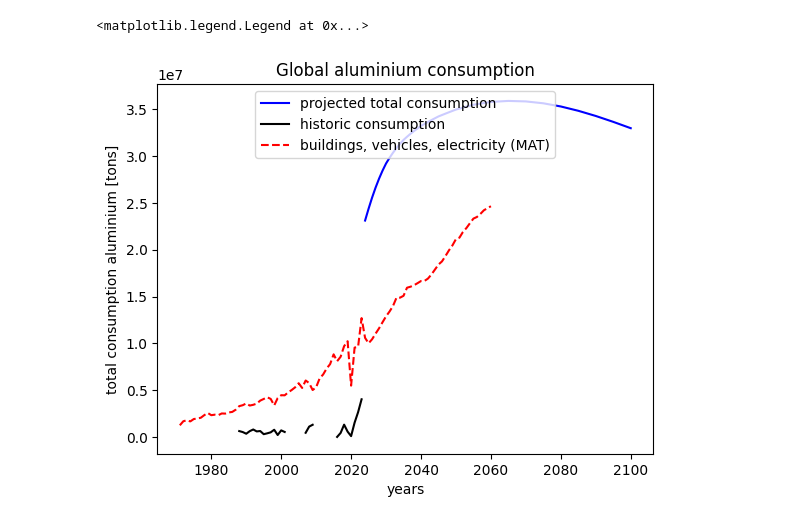
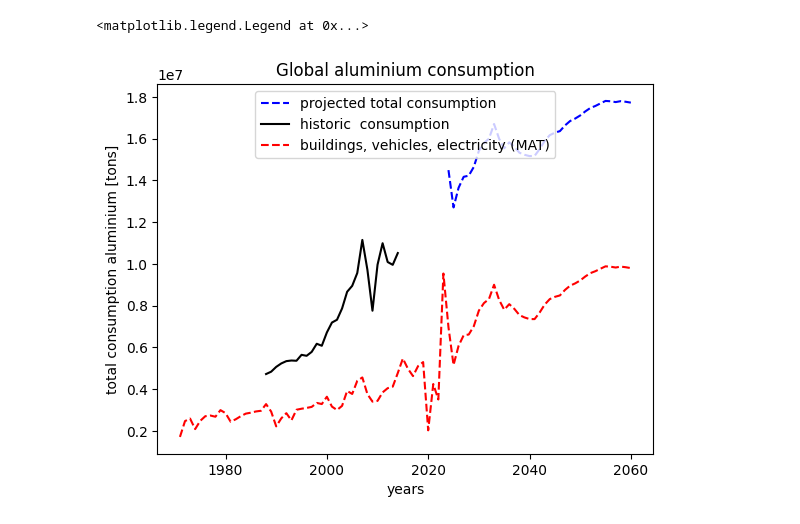
Before and after one commit to imagepbl/image-materials, a Jupyter notebook: imagematerials/rest_of/scripts_test/aluminium.ipynb, the cells around one changed output. Cells and saved outputs as stored; diff of their text form; code cells hidden in the pictures.

Commit message:
gompertz adaptations alu

```diff
--- a/imagematerials/rest_of/scripts_test/aluminium.ipynb
+++ b/imagematerials/rest_of/scripts_test/aluminium.ipynb
@@ -104,14 +105,17 @@ aluminium.historic_other_fraction_consumption
 # %%
 # Fit models
+
 aluminium.calculate_regressors(aluminium.historic_other_fraction_consumption)
+
 aluminium.fit_models(best_rmse_models= {
     'low_steady' : 'gompertz model',
-                     'all' : 'gompertz model',
-                     'china' : 'gompertz model',
-    'outlier' : 'gompertz model'})
-# Projections
+    'all_regions' : 'gompertz model',
+    'china' : 'gompertz model',
+    'north_america' : 'gompertz model'})
 
-
-aluminium.project_on_total(list(IAI_TO_IMAGE_CLASSES.keys()))
+# add regions to regions model match that are not in there yet becaused they are fitted to the global average
+for key in IAI_TO_IMAGE_CLASSES.keys():
+    if key not in aluminium.region_model_match:
+        aluminium.region_model_match[key] = aluminium.model_groups.get("all_regions")[6]
 # %% [output]
 low_steady
@@ -190,25 +228,23 @@ aluminium.image_mat_material_regions_total
 # %%
 fig, ax = plt.subplots()             # Create a figure containing a single Axes.
 
-region = 'Asia (ex China)'
+region = 'Western & Central Europe'
 
-if region in project_on_mat:
-    ax.plot(aluminium.projection_per_region_total[region].loc[2024:, ],
-            linestyle = '-', color = 'blue', label = 'projected total consumption')
-else:
-      ax.plot(aluminium.projection_per_region_total[region].loc[2024:, ] + aluminium.image_mat_material_regions_total[region].loc[2024:, ],
-        linestyle = '--', color = 'blue', label = 'projected total consumption')
+
+
+ax.plot(aluminium.projection_per_region_total[region].loc[2024:, ] + aluminium.image_mat_material_regions_total[region].loc[2024:, ],
+linestyle = '--', color = 'blue', label = 'projected total consumption')
 
 ax.plot(aluminium.historic_consumption_data[region],
-        linestyle = '-', color = 'black', label = 'historic consumption')
+        linestyle = '-', color = 'black', label = 'historic  consumption')
 
 ax.plot(aluminium.image_mat_material_regions_total[region].loc[1971:],
         linestyle = '--', color = 'red', label = 'buildings, vehicles, electricity (MAT)')
 
 ax.set_ylabel("total consumption aluminium [tons]")
 ax.set_xlabel("years")
 ax.title.set_text("Global aluminium consumption")
 ax.legend(loc = 'upper center')
 # %% [output]
 <matplotlib.legend.Legend at 0x...>
-[figure, old version]
+[figure, new version]
```
Also changed, not shown: parts of 12 cells of this notebook, 7 other files.
